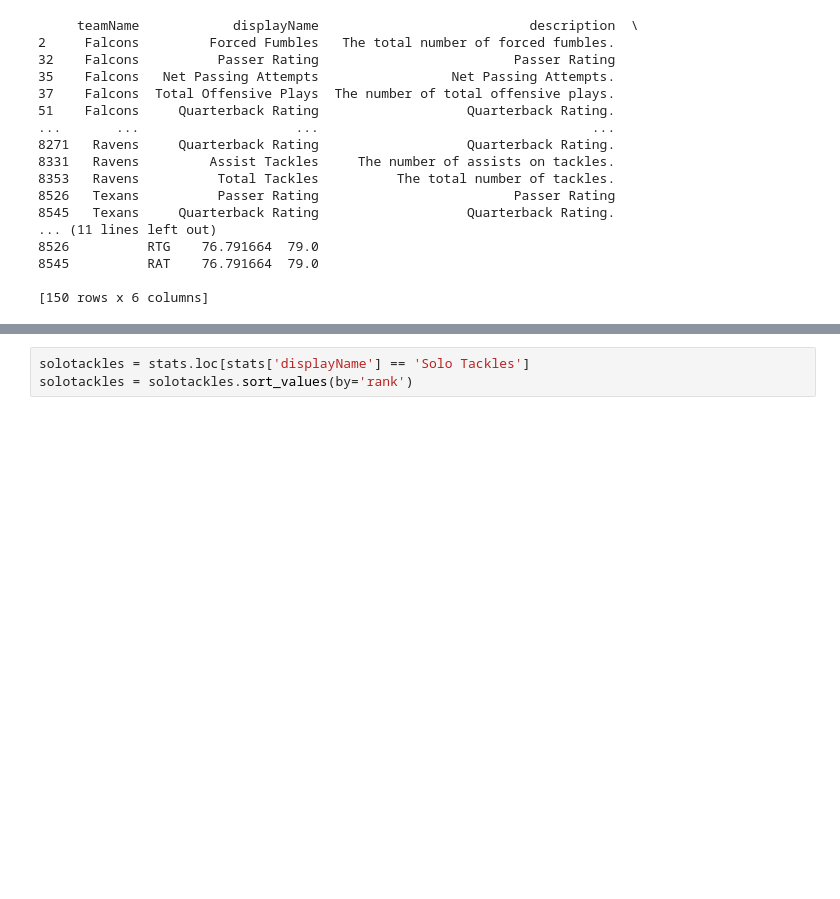
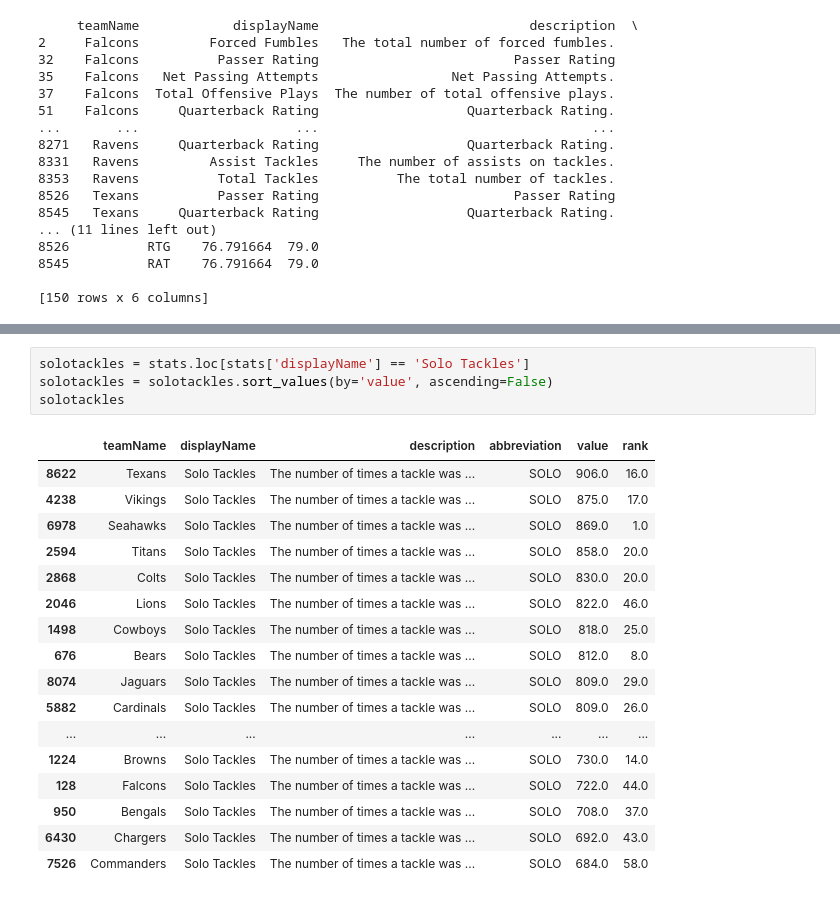
Before and after one commit to ColeDM-2020/INST414-Project, a Jupyter notebook: dbs_ranking.ipynb, the cells around one changed output, grey strips where cells are left out. Cells and saved outputs as stored; diff of their text form; blank space fills up the shorter version.

```diff
--- a/dbs_ranking.ipynb
+++ b/dbs_ranking.ipynb
@@ -87,6 +106,25 @@ passdef = passdef.sort_values(by='rank')
 # %%
 solotackles = stats.loc[stats['displayName'] == 'Solo Tackles']
-solotackles = solotackles.sort_values(by='rank')
+solotackles = solotackles.sort_values(by='value', ascending=False)
+solotackles
+# %% [output]
+|  | teamName | displayName | description | abbreviation | value | rank |
+| 8622 | Texans | Solo Tackles | The number of times a tackle was ... | SOLO | 906.0 | 16.0 |
+| 4238 | Vikings | Solo Tackles | The number of times a tackle was ... | SOLO | 875.0 | 17.0 |
+| 6978 | Seahawks | Solo Tackles | The number of times a tackle was ... | SOLO | 869.0 | 1.0 |
+| 2594 | Titans | Solo Tackles | The number of times a tackle was ... | SOLO | 858.0 | 20.0 |
+| 2868 | Colts | Solo Tackles | The number of times a tackle was ... | SOLO | 830.0 | 20.0 |
+| 2046 | Lions | Solo Tackles | The number of times a tackle was ... | SOLO | 822.0 | 46.0 |
+| 1498 | Cowboys | Solo Tackles | The number of times a tackle was ... | SOLO | 818.0 | 25.0 |
+| 676 | Bears | Solo Tackles | The number of times a tackle was ... | SOLO | 812.0 | 8.0 |
+| 8074 | Jaguars | Solo Tackles | The number of times a tackle was ... | SOLO | 809.0 | 29.0 |
+| 5882 | Cardinals | Solo Tackles | The number of times a tackle was ... | SOLO | 809.0 | 26.0 |
+| ... | ... | ... | ... | ... | ... | ... |
+| 1224 | Browns | Solo Tackles | The number of times a tackle was ... | SOLO | 730.0 | 14.0 |
+| 128 | Falcons | Solo Tackles | The number of times a tackle was ... | SOLO | 722.0 | 44.0 |
+| 950 | Bengals | Solo Tackles | The number of times a tackle was ... | SOLO | 708.0 | 37.0 |
+| 6430 | Chargers | Solo Tackles | The number of times a tackle was ... | SOLO | 692.0 | 43.0 |
+| 7526 | Commanders | Solo Tackles | The number of times a tackle was ... | SOLO | 684.0 | 58.0 |
 # %%
 interceptions = stats.loc[stats['description'] == 'The total number of interceptions.']
 interceptions = interceptions.sort_values(by='rank')
```
Also changed, not shown: parts of 4 cells of this notebook, 3 other files.
